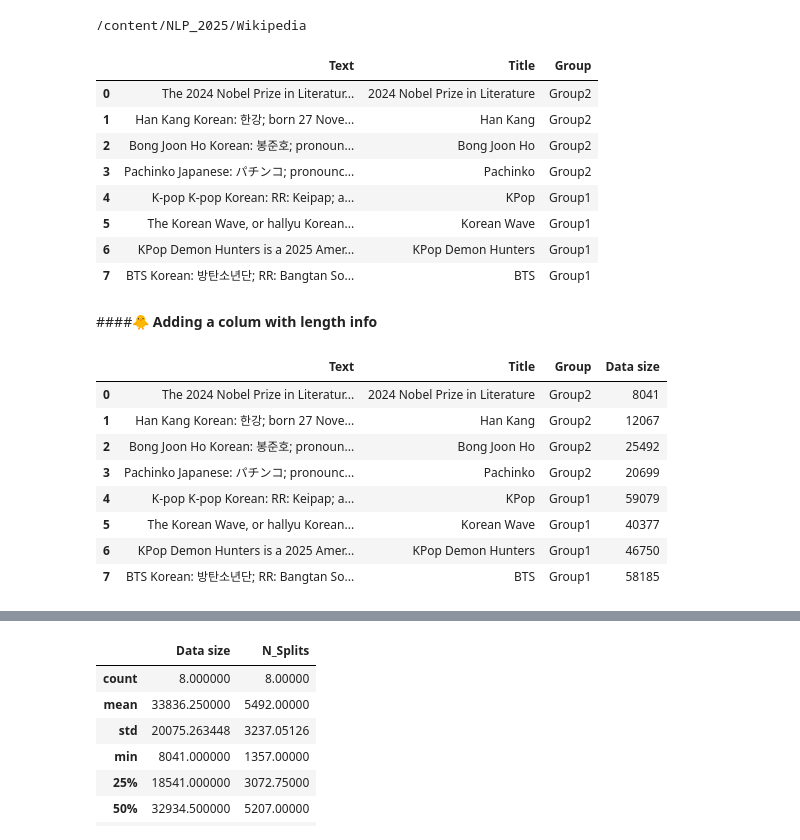
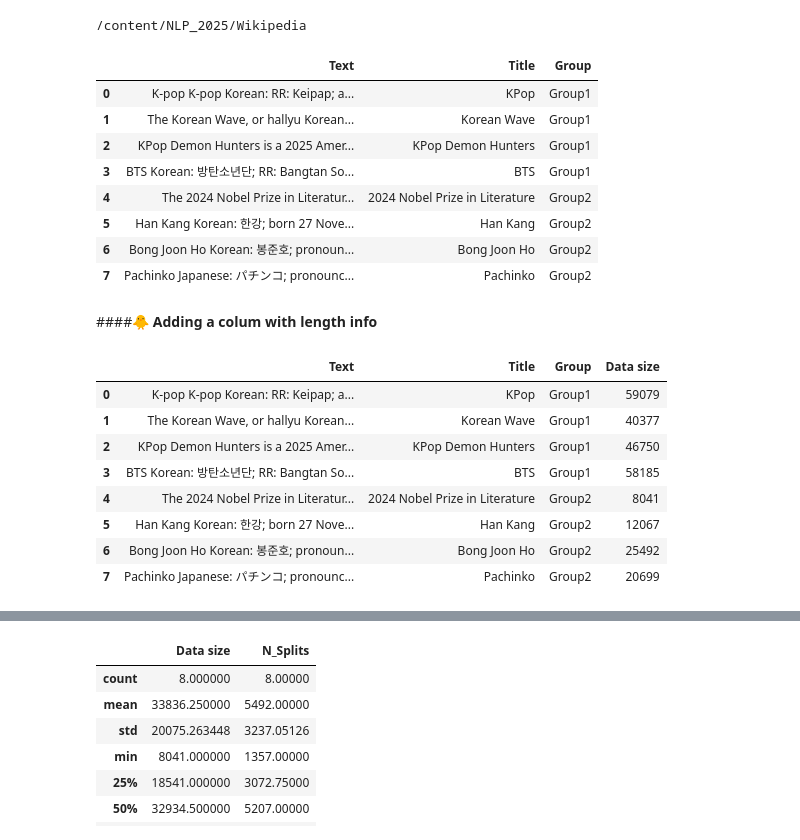
Before and after one commit to ms624atyale/NLP_2025, a Jupyter notebook: 11_TextScraping_Saving_Converting_LD_FRE_SentAnalysis_SemanticSimilarity.ipynb, the cells around one changed output, grey strips where cells are left out. Cells and saved outputs as stored; diff of their text form; code cells hidden in the pictures.

```diff
--- a/11_TextScraping_Saving_Converting_LD_FRE_SentAnalysis_SemanticSimilarity.ipynb
+++ b/11_TextScraping_Saving_Converting_LD_FRE_SentAnalysis_SemanticSimilarity.ipynb
@@ -420,20 +412,20 @@ print(df)
 /content/NLP_2025/Wikipedia
 # %%
 # Change file path 🍎🍎🍎🍎🍎
-file_path1= '/content/wiki_group1_group1Copied.csv'
+file_path1= '/content/wiki_group1_group2.csv'
 
 df = pd.read_csv(file_path1)
 df
 # %% [output]
 |  | Text | Title | Group |
-| 0 | The 2024 Nobel Prize in Literatur... | 2024 Nobel Prize in Literature | Group2 |
-| 1 | Han Kang Korean: 한강; born 27 Nove... | Han Kang | Group2 |
-| 2 | Bong Joon Ho Korean: 봉준호; pronoun... | Bong Joon Ho | Group2 |
-| 3 | Pachinko Japanese: パチンコ; pronounc... | Pachinko | Group2 |
-| 4 | K-pop K-pop Korean: RR: Keipap; a... | KPop | Group1 |
-| 5 | The Korean Wave, or hallyu Korean... | Korean Wave | Group1 |
-| 6 | KPop Demon Hunters is a 2025 Amer... | KPop Demon Hunters | Group1 |
-| 7 | BTS Korean: 방탄소년단; RR: Bangtan So... | BTS | Group1 |
+| 0 | K-pop K-pop Korean: RR: Keipap; a... | KPop | Group1 |
+| 1 | The Korean Wave, or hallyu Korean... | Korean Wave | Group1 |
+| 2 | KPop Demon Hunters is a 2025 Amer... | KPop Demon Hunters | Group1 |
+| 3 | BTS Korean: 방탄소년단; RR: Bangtan So... | BTS | Group1 |
+| 4 | The 2024 Nobel Prize in Literatur... | 2024 Nobel Prize in Literature | Group2 |
+| 5 | Han Kang Korean: 한강; born 27 Nove... | Han Kang | Group2 |
+| 6 | Bong Joon Ho Korean: 봉준호; pronoun... | Bong Joon Ho | Group2 |
+| 7 | Pachinko Japanese: パチンコ; pronounc... | Pachinko | Group2 |
 # %% [markdown]
 ####🐥 **Adding a colum with length info**
 # %%
@@ -450,14 +442,14 @@ df1['Data size'] = length
 df1
 # %% [output]
 |  | Text | Title | Group | Data size |
-| 0 | The 2024 Nobel Prize in Literatur... | 2024 Nobel Prize in Literature | Group2 | 8041 |
-| 1 | Han Kang Korean: 한강; born 27 Nove... | Han Kang | Group2 | 12067 |
-| 2 | Bong Joon Ho Korean: 봉준호; pronoun... | Bong Joon Ho | Group2 | 25492 |
-| 3 | Pachinko Japanese: パチンコ; pronounc... | Pachinko | Group2 | 20699 |
-| 4 | K-pop K-pop Korean: RR: Keipap; a... | KPop | Group1 | 59079 |
-| 5 | The Korean Wave, or hallyu Korean... | Korean Wave | Group1 | 40377 |
-| 6 | KPop Demon Hunters is a 2025 Amer... | KPop Demon Hunters | Group1 | 46750 |
-| 7 | BTS Korean: 방탄소년단; RR: Bangtan So... | BTS | Group1 | 58185 |
+| 0 | K-pop K-pop Korean: RR: Keipap; a... | KPop | Group1 | 59079 |
+| 1 | The Korean Wave, or hallyu Korean... | Korean Wave | Group1 | 40377 |
+| 2 | KPop Demon Hunters is a 2025 Amer... | KPop Demon Hunters | Group1 | 46750 |
+| 3 | BTS Korean: 방탄소년단; RR: Bangtan So... | BTS | Group1 | 58185 |
+| 4 | The 2024 Nobel Prize in Literatur... | 2024 Nobel Prize in Literature | Group2 | 8041 |
+| 5 | Han Kang Korean: 한강; born 27 Nove... | Han Kang | Group2 | 12067 |
+| 6 | Bong Joon Ho Korean: 봉준호; pronoun... | Bong Joon Ho | Group2 | 25492 |
+| 7 | Pachinko Japanese: パチンコ; pronounc... | Pachinko | Group2 | 20699 |
 # %%
 # Added column:  Splitted words, Length of splitted words
 tsplit = []
```
Also changed, not shown: parts of 15 cells of this notebook.
